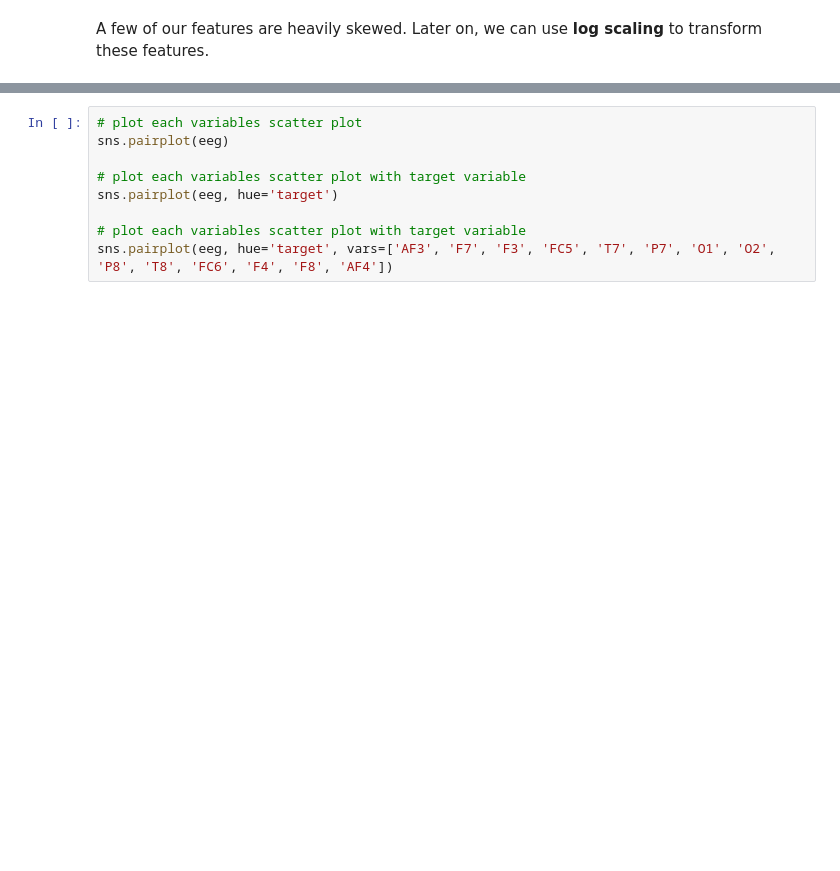
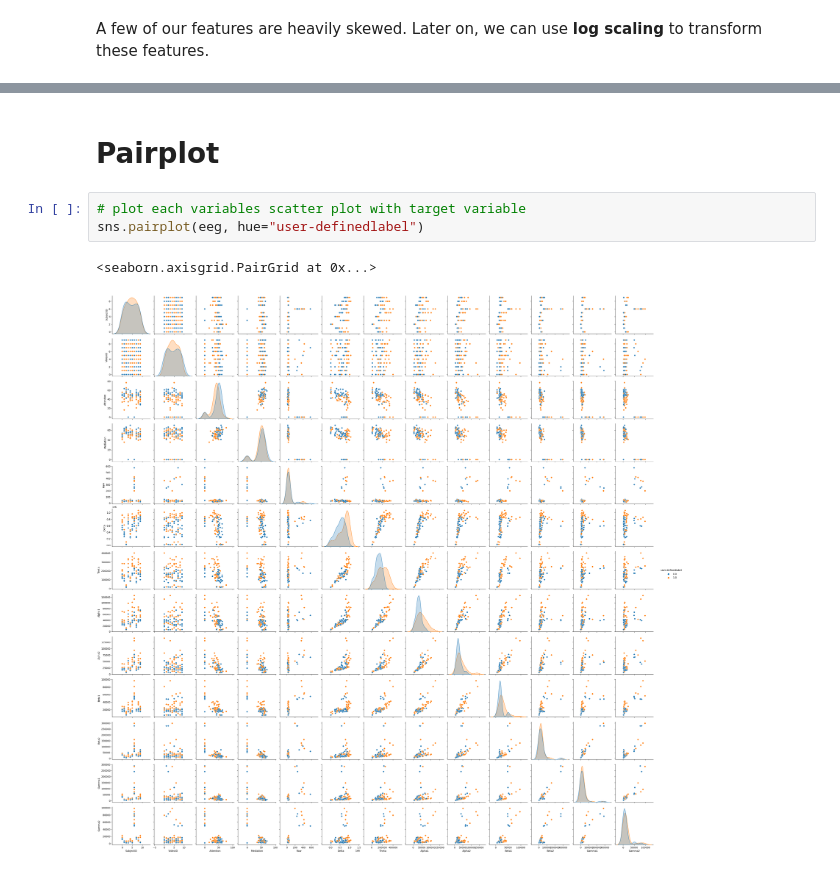
Before and after one commit to abzdel/BCI-EEG-Classification, a Jupyter notebook: EDA.ipynb, the cells around one changed output, grey strips where cells are left out. Cells and saved outputs as stored; diff of their text form; blank space fills up the shorter version.

```diff
--- a/EDA.ipynb
+++ b/EDA.ipynb
@@ -84,9 +104,8 @@ sns.heatmap(eeg.corr(), annot=True, cmap='coolwarm')
-# %%
-# plot each variables scatter plot
-sns.pairplot(eeg)
-
-# plot each variables scatter plot with target variable
-sns.pairplot(eeg, hue='target')
-
-# plot each variables scatter plot with target variable
-sns.pairplot(eeg, hue='target', vars=['AF3', 'F7', 'F3', 'FC5', 'T7', 'P7', 'O1', 'O2', 'P8', 'T8', 'FC6', 'F4', 'F8', 'AF4'])
+# %% [markdown]
+# Pairplot
+# %%
+# plot each variables scatter plot with target variable
+sns.pairplot(eeg, hue="user-definedlabel")
+# %% [output]
+<seaborn.axisgrid.PairGrid at 0x...>
+[figure, added]
```
Also changed, not shown: parts of 16 cells of this notebook, 3 other files.
